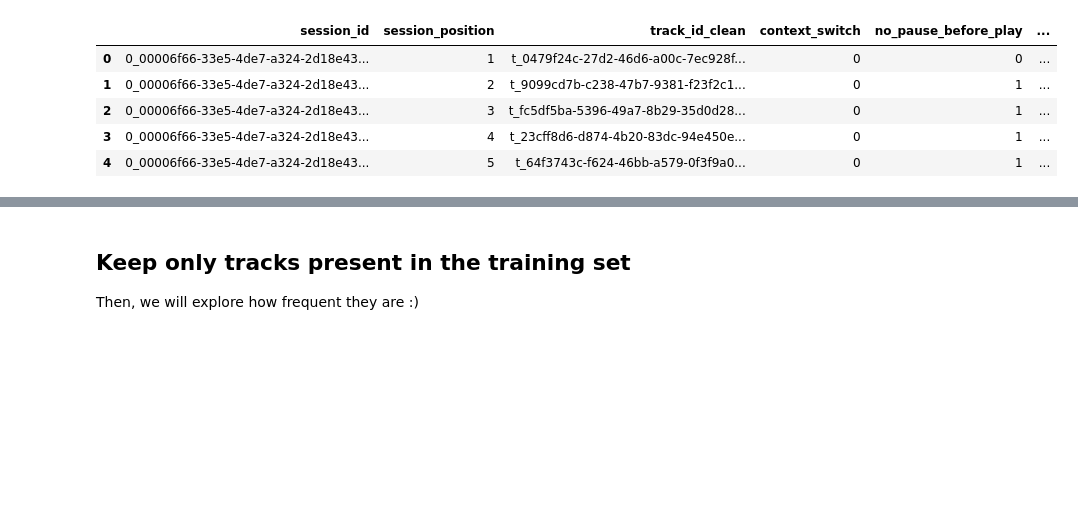
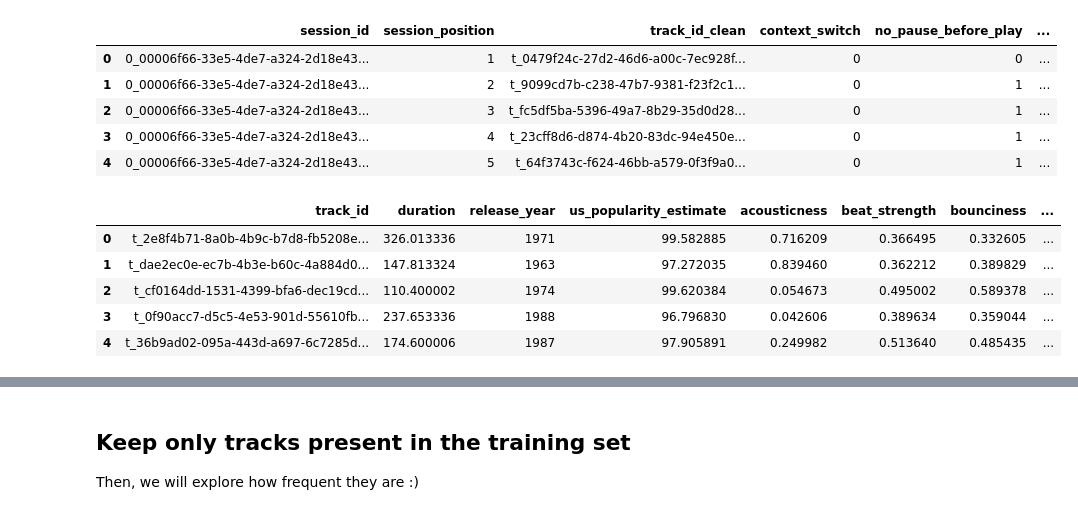
Before and after one commit to danmontesi/ScalableMLDL-KTH, a Jupyter notebook: Project/SpotifySkipPrediction.ipynb, the cells around one changed output, grey strips where cells are left out. Drawn from its saved outputs; the diff is of its cells as text; code cells hidden in the pictures; blank space fills up the shorter version.

```diff
--- a/Project/SpotifySkipPrediction.ipynb
+++ b/Project/SpotifySkipPrediction.ipynb
@@ -333,6 +376,15 @@ data.head()
 | 2 | 0_00006f66-33e5-4de7-a324-2d18e43... | 3 | t_fc5df5ba-5396-49a7-8b29-35d0d28... | 0 | 1 | ... |
 | 3 | 0_00006f66-33e5-4de7-a324-2d18e43... | 4 | t_23cff8d6-d874-4b20-83dc-94e450e... | 0 | 1 | ... |
 | 4 | 0_00006f66-33e5-4de7-a324-2d18e43... | 5 | t_64f3743c-f624-46bb-a579-0f3f9a0... | 0 | 1 | ... |
+# %%
+tf.head()
+# %% [output]
+|  | track_id | duration | release_year | us_popularity_estimate | acousticness | beat_strength | bounciness | ... |
+| 0 | t_2e8f4b71-8a0b-4b9c-b7d8-fb5208e... | 326.013336 | 1971 | 99.582885 | 0.716209 | 0.366495 | 0.332605 | ... |
+| 1 | t_dae2ec0e-ec7b-4b3e-b60c-4a884d0... | 147.813324 | 1963 | 97.272035 | 0.839460 | 0.362212 | 0.389829 | ... |
+| 2 | t_cf0164dd-1531-4399-bfa6-dec19cd... | 110.400002 | 1974 | 99.620384 | 0.054673 | 0.495002 | 0.589378 | ... |
+| 3 | t_0f90acc7-d5c5-4e53-901d-55610fb... | 237.653336 | 1988 | 96.796830 | 0.042606 | 0.389634 | 0.359044 | ... |
+| 4 | t_36b9ad02-095a-443d-a697-6c7285d... | 174.600006 | 1987 | 97.905891 | 0.249982 | 0.513640 | 0.485435 | ... |
 # %% [markdown]
 # 3- Dataset Creation
 
```
Also changed, not shown: parts of 22 cells of this notebook.
